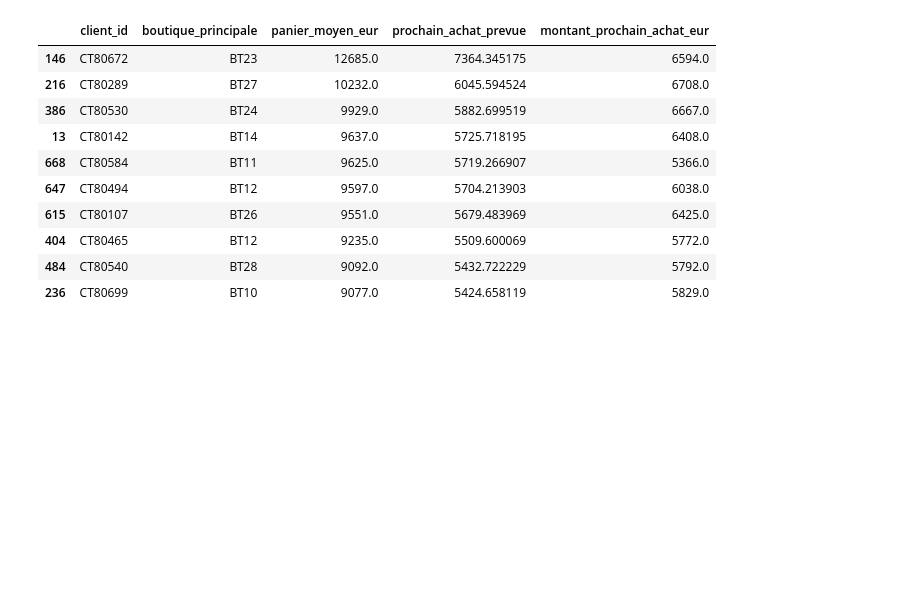
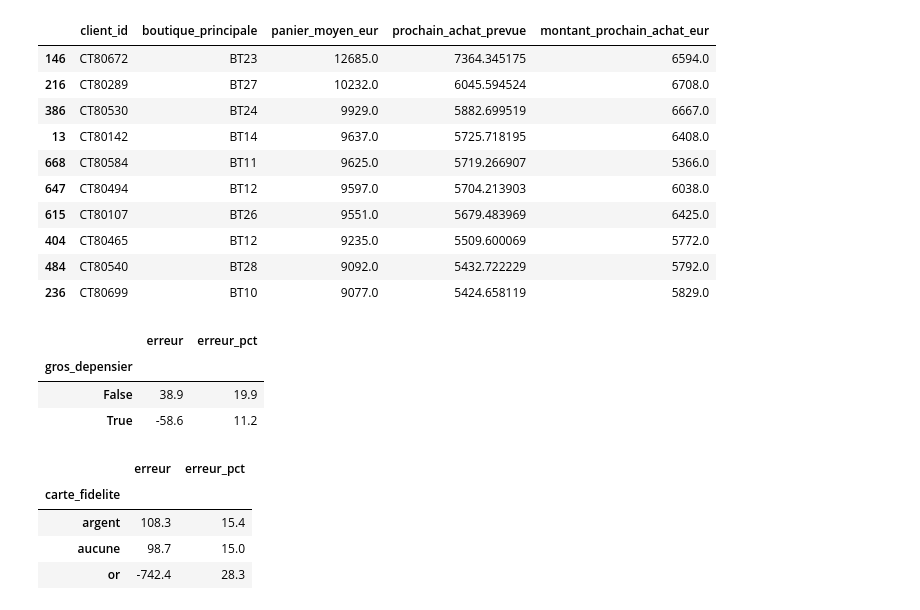
Before and after one commit to maureljean55/atelier-saint-honore, a Jupyter notebook: notebooks/entrainement.ipynb, the cells around one changed output. Saved outputs shown, nothing was run; the diff lists cells and outputs as text; code cells hidden in the pictures; blank space fills up the shorter version.

```diff
--- a/notebooks/entrainement.ipynb
+++ b/notebooks/entrainement.ipynb
@@ -97,3 +97,24 @@ liste.head(10)
 | 404 | CT80465 | BT12 | 9235.0 | 5509.600069 | 5772.0 |
 | 484 | CT80540 | BT28 | 9092.0 | 5432.722229 | 5792.0 |
 | 236 | CT80699 | BT10 | 9077.0 | 5424.658119 | 5829.0 |
+# %%
+seuil = clients["montant_total_eur"].quantile(0.75)
+clients["gros_depensier"] = clients["montant_total_eur"] >= seuil
+
+clients["erreur"] = clients["prochain_achat_prevue"] - clients["montant_prochain_achat_eur"]
+clients["erreur_pct"] = clients["erreur"].abs() / clients["montant_prochain_achat_eur"] * 100
+
+clients.groupby("gros_depensier")[["erreur", "erreur_pct"]].median().round(1)
+# %% [output]
+|  | erreur | erreur_pct |
+| gros_depensier |  |  |
+| False | 38.9 | 19.9 |
+| True | -58.6 | 11.2 |
+# %%
+clients.groupby("carte_fidelite")[["erreur", "erreur_pct"]].median().round(1)
+# %% [output]
+|  | erreur | erreur_pct |
+| carte_fidelite |  |  |
+| argent | 108.3 | 15.4 |
+| aucune | 98.7 | 15.0 |
+| or | -742.4 | 28.3 |
```
Also changed, not shown: parts of 1 cell of this notebook.
